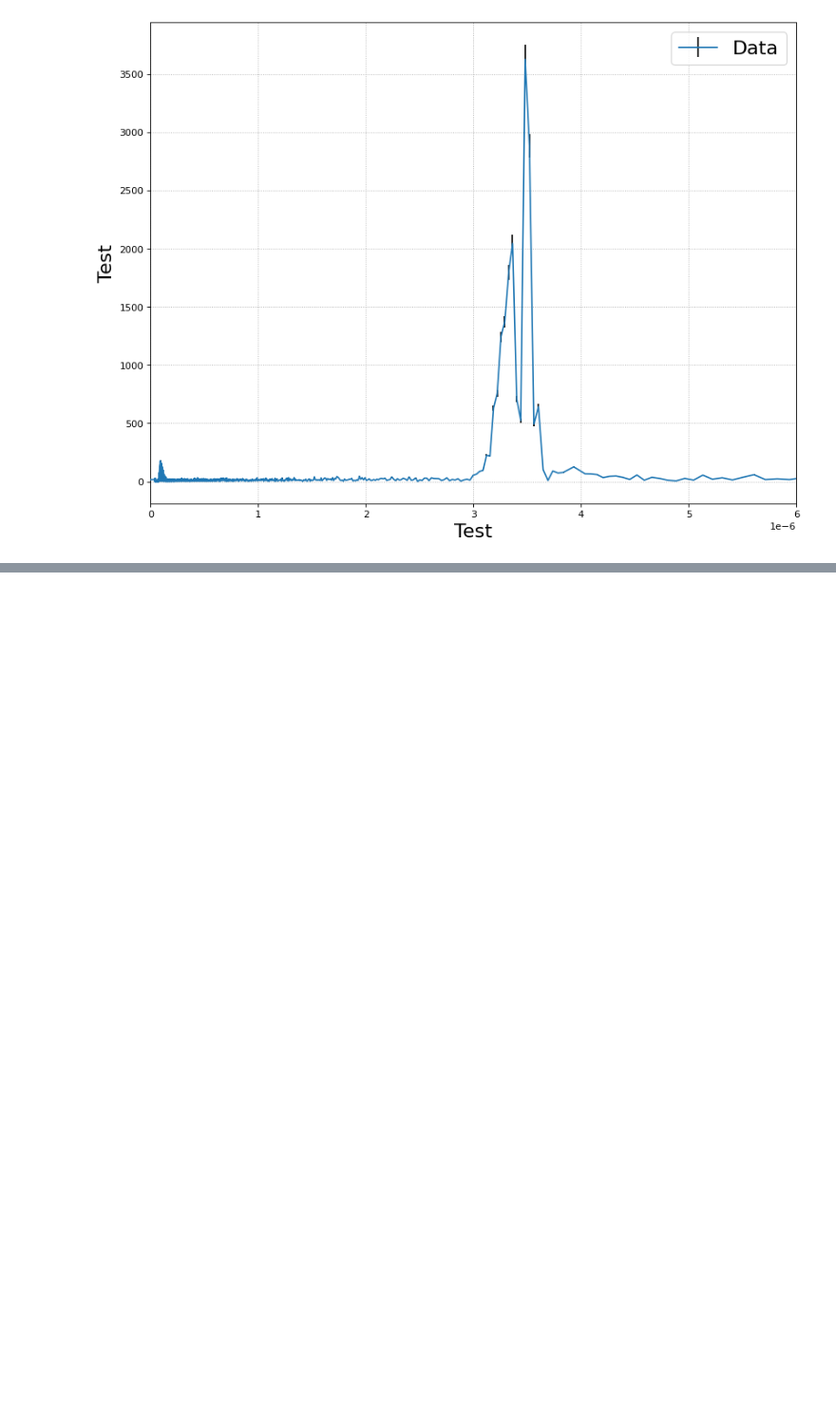
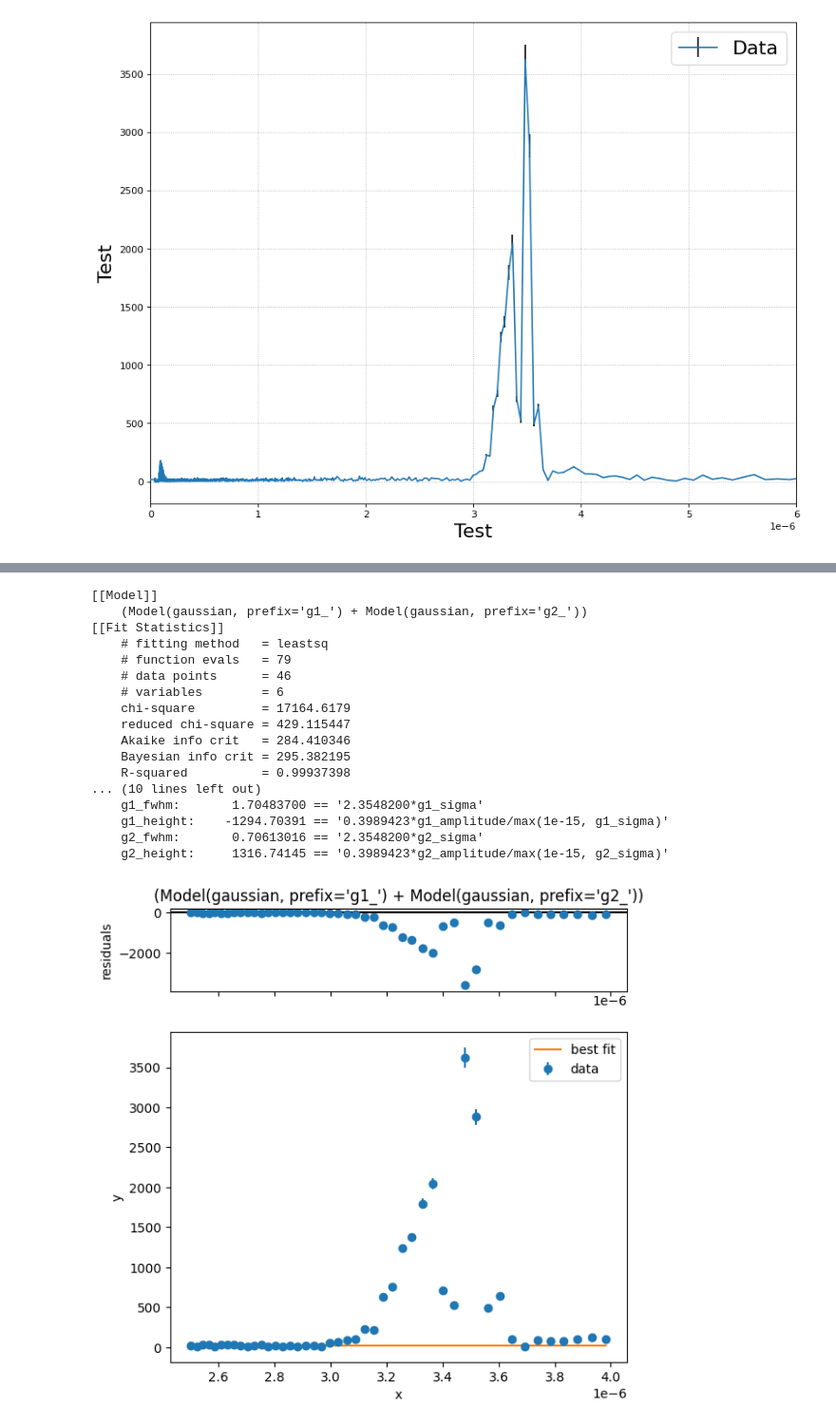
Before and after one commit to Friedrich-Jahns/Fortgeschrittenen-Praktikum-Physik, a Jupyter notebook: FP4_Michelson/A6/A6.ipynb, the cells around one changed output, grey strips where cells are left out. Shown at 95% size. Drawn from its saved outputs; the diff is of its cells as text; code cells hidden in the pictures; blank space fills up the shorter version.

```diff
--- a/FP4_Michelson/A6/A6.ipynb
+++ b/FP4_Michelson/A6/A6.ipynb
@@ -106,0 +122,41 @@ print(res.fit_report())
+# %%
+von,bis = f.pos(dat_sorted[0],0.2e-5),f.pos(dat_sorted[0],0.5e-5)
+von1,bis1 = f.pos(dat_sorted[0],0.25e-5),f.pos(dat_sorted[0],0.4e-5)
+
+
+model_gaus3 = lmfit.models.GaussianModel(prefix='g1_')+lmfit.models.GaussianModel(prefix='g2_')
+
+pars_gaus3=model_gaus3.make_params()
+pars_gaus3['g1_amplitude'].set(2000)
+pars_gaus3['g1_center'].set(3.3e-6,min=3.2e-6,max=3.41e-6)
+pars_gaus3['g1_sigma'].set(0.3)
+
+pars_gaus3['g2_amplitude'].set(3500)
+pars_gaus3['g2_center'].set(3.5e-6,min=3.41e-6,max=3.6e-6)
+pars_gaus3['g2_sigma'].set(0.3)
+
+out_gaus = model_gaus3.fit(dat_sorted[1,von1:bis1],x=dat_sorted[0,von1:bis1],weights=1/dat_sorted[2,von1:bis1].clip(1),params=pars_gaus3,nan_policy='propagate')
+
+
+#plt.errorbar(dat_sorted[0,von:bis],dat_sorted[1,von:bis],yerr=dat_sorted[2,von:bis],ecolor = 'k')
+out_gaus.plot()
+print(out_gaus.fit_report())
+# %% [output]
+[[Model]]
+    (Model(gaussian, prefix='g1_') + Model(gaussian, prefix='g2_'))
+[[Fit Statistics]]
+    # fitting method   = leastsq
+    # function evals   = 79
+    # data points      = 46
+    # variables        = 6
+    chi-square         = 17164.6179
+    reduced chi-square = 429.115447
+    Akaike info crit   = 284.410346
+    Bayesian info crit = 295.382195
+    R-squared          = 0.99937398
+... (10 lines left out)
+    g1_fwhm:       1.70483700 == '2.3548200*g1_sigma'
+    g1_height:    -1294.70391 == '0.3989423*g1_amplitude/max(1e-15, g1_sigma)'
+    g2_fwhm:       0.70613016 == '2.3548200*g2_sigma'
+    g2_height:     1316.74145 == '0.3989423*g2_amplitude/max(1e-15, g2_sigma)'
+[figure, added]
```
Also changed, not shown: parts of 3 cells of this notebook.
